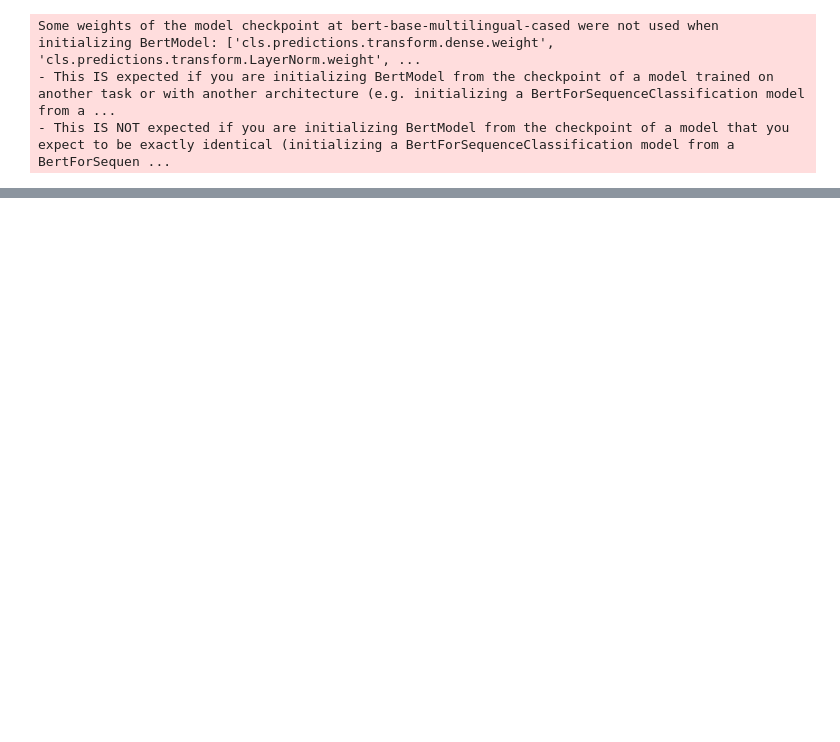
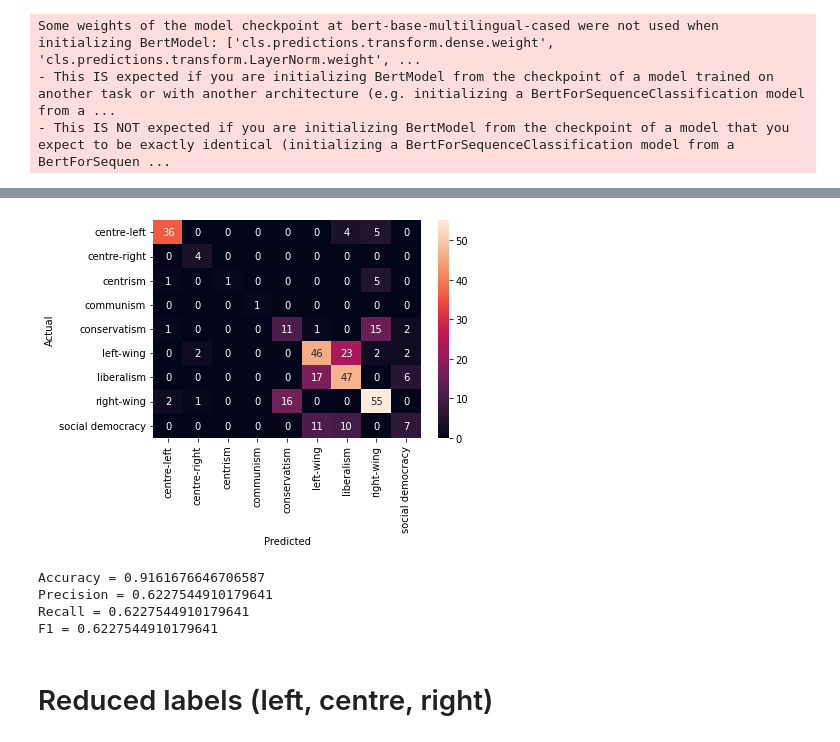
Before and after one commit to lyubolp/NewsArticleProfiling, a Jupyter notebook: model.ipynb, the cells around one changed output, grey strips where cells are left out. Cells and saved outputs as stored; diff of their text form; code cells hidden in the pictures; blank space fills up the shorter version.

Commit message:
Added final model

```diff
--- a/model.ipynb
+++ b/model.ipynb
@@ -60,13 +105,14 @@ class ArticleProfilerModel(nn.Module):
 
         return final_output
 # %%
+# Train & Test loop
 def train_loop(model, train_dataloader, epochs, loss_fn, optimizer):
     for epoch in range(epochs):
         size = len(train_dataloader.dataset)
         print(f'Epoch {epoch}')
-        for batch, (X, y) in enumerate(train_dataloader):
-
+        for batch, (X, y) in tqdm(enumerate(train_dataloader)):
             prediction = model(X)
+            y = y.to('cuda')
 
             loss = loss_fn(prediction, y)
 
@@ -79,15 +125,16 @@ def train_loop(model, train_dataloader, epochs, loss_fn, optimizer):
                 loss, current = loss.item(), batch * len(X)
                 print(f"loss: {loss:>7f}  [{current:>5d}/{size:>5d}]")
 
-def test_loop(self, dataloader):
+def test_loop(model, dataloader, loss_fn):
         size = len(dataloader.dataset)
         num_batches = len(dataloader)
         test_loss, correct = 0, 0
 
         with torch.no_grad():
             for X, y in dataloader:
-                pred = self.__model(X)
-                test_loss += self.__loss_fn(pred, y).item()
+                pred = model(X)
+                y = y.to('cuda')
+                test_loss += loss_fn(pred, y).item()
                 correct += (pred.argmax(1) == y).type(torch.float).sum().item()
 
         test_loss /= num_batches
@@ -96,24 +190,26 @@ def test_loop(self, dataloader):
 # %%
+# Running the model with normal labels
 full_data = pd.read_csv(os.path.join('data', 'full_data.csv'))
 train_data, test_data = train_test_split(full_data, random_state=RANDOM_STATE)
 
 label_mapping = {item: index for index, item in enumerate(full_data['idealogyLabel'].value_counts().keys())}
+label_revmapping = {index: item for index, item in enumerate(full_data['idealogyLabel'].value_counts().keys())}
 
 train_dataset = ArticleDataset(train_data, label_mapping)
-train_dataloader = DataLoader(train_dataset, batch_size=1)
+train_dataloader = DataLoader(train_dataset, batch_size=2)
 
 test_dataset = ArticleDataset(test_data, label_mapping)
-test_dataloader = DataLoader(test_dataset, batch_size=1)
+test_dataloader = DataLoader(test_dataset, batch_size=2)
 
-model = ArticleProfilerModel()
+model = ArticleProfilerModel(amount_of_categories=len(label_mapping))
 
-learning_rate = 1e-6
+learning_rate = 1e-5
 optimizer = Adam(model.parameters(), lr=learning_rate)
 # %% [output]
 Some weights of the model checkpoint at bert-base-multilingual-cased were not used when initializing BertModel: ['cls.predictions.transform.dense.weight', 'cls.predictions.transform.LayerNorm.weight', ...
 - This IS expected if you are initializing BertModel from the checkpoint of a model trained on another task or with another architecture (e.g. initializing a BertForSequenceClassification model from a ...
 - This IS NOT expected if you are initializing BertModel from the checkpoint of a model that you expect to be exactly identical (initializing a BertForSequenceClassification model from a BertForSequen ...
 # %%
-train_loop(model, train_dataloader, epochs=10, loss_fn=nn.CrossEntropyLoss(), optimizer=optimizer)
+train_loop(model, train_dataloader, epochs=15, loss_fn=nn.CrossEntropyLoss(), optimizer=optimizer)
 # %% [output]
 Epoch 0
@@ -130,0 +235,25 @@ Epoch 0
+# %%
+confusion_matrix_obj = confusion_matrix(model, DataLoader(test_dataset, batch_size=1), label_revmapping)
+sn.heatmap(confusion_matrix_obj, annot=True)
+plt.show()
+# %% [output]
+[figure, added]
+# %%
+tp, tn, fp, fn = calculate_metrics(confusion_matrix_obj)
+
+print(f'Accuracy = {(tp + tn) / (tp + tn + fp + fn)}')
+
+precision = tp / (tp + fp)
+print(f'Precision = {precision}')
+
+recall = tp / (tp + fn)
+print(f'Recall = {recall}')
+
+print(f'F1 = {2 * precision * recall / (precision + recall)}')
+# %% [output]
+Accuracy = 0.9161676646706587
+Precision = 0.6227544910179641
+Recall = 0.6227544910179641
+F1 = 0.6227544910179641
+# %% [markdown]
+# Reduced labels (left, centre, right)
```
Also changed, not shown: parts of 17 cells of this notebook.
